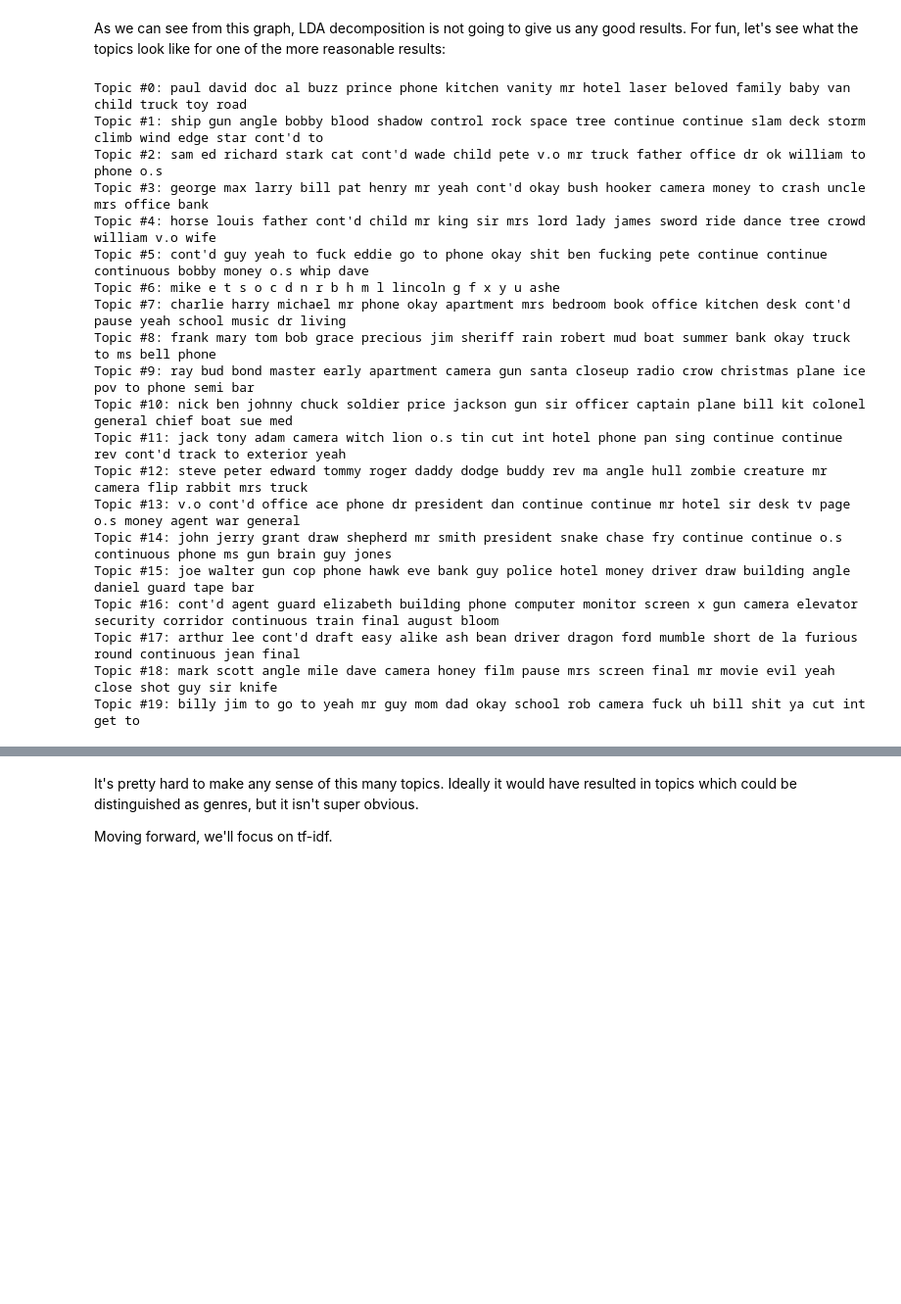
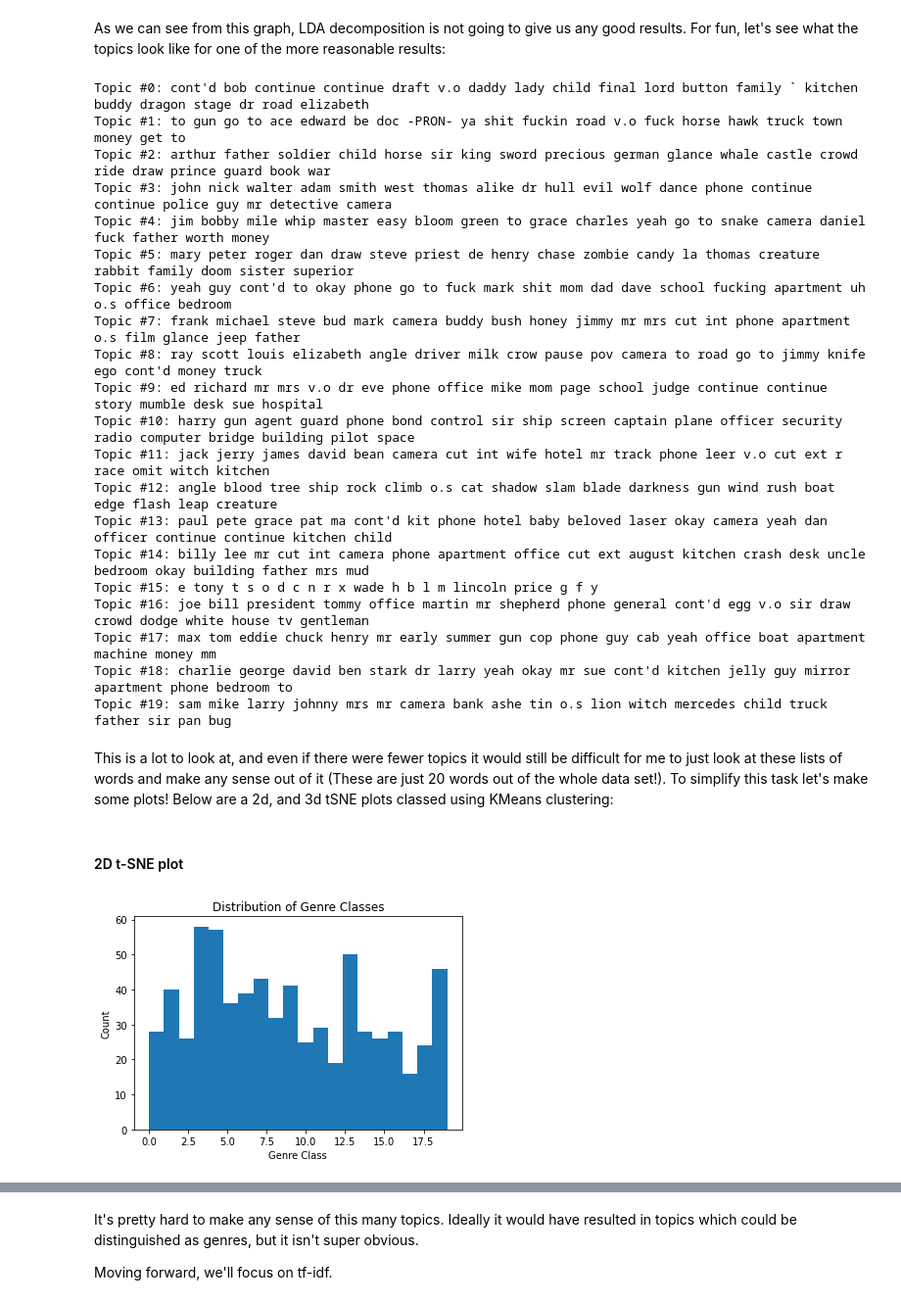
Before and after one commit to lougeo/NLP_Movie_Scripts, a Jupyter notebook: Notebooks/Modeling.ipynb, the cells around one changed output, grey strips where cells are left out. Shown: that part at 98% size. Drawn from its saved outputs; the diff is of its cells as text; code cells hidden in the pictures; blank space fills up the shorter version.

```diff
--- a/Notebooks/Modeling.ipynb
+++ b/Notebooks/Modeling.ipynb
@@ -86,28 +94,51 @@ topic_num = 20
 
 lda = LatentDirichletAllocation(n_components=topic_num).fit(X_train_countv_vecs)
 
+#transforming for t-SNE
+lda_transformed = lda.transform(X_train_countv_vecs)
+
 n_top_words = 20
 feature_names = X_train_countv_vecs.columns
 
 print_top_words(lda, feature_names, n_top_words)
 # %% [output]
-Topic #0: paul david doc al buzz prince phone kitchen vanity mr hotel laser beloved family baby van child truck toy road
-Topic #1: ship gun angle bobby blood shadow control rock space tree continue continue slam deck storm climb wind edge star cont'd to
-Topic #2: sam ed richard stark cat cont'd wade child pete v.o mr truck father office dr ok william to phone o.s
-Topic #3: george max larry bill pat henry mr yeah cont'd okay bush hooker camera money to crash uncle mrs office bank
-Topic #4: horse louis father cont'd child mr king sir mrs lord lady james sword ride dance tree crowd william v.o wife
-Topic #5: cont'd guy yeah to fuck eddie go to phone okay shit ben fucking pete continue continue continuous bobby money o.s whip dave
-Topic #6: mike e t s o c d n r b h m l lincoln g f x y u ashe
-Topic #7: charlie harry michael mr phone okay apartment mrs bedroom book office kitchen desk cont'd pause yeah school music dr living
-Topic #8: frank mary tom bob grace precious jim sheriff rain robert mud boat summer bank okay truck to ms bell phone
-Topic #9: ray bud bond master early apartment camera gun santa closeup radio crow christmas plane ice pov to phone semi bar
-Topic #10: nick ben johnny chuck soldier price jackson gun sir officer captain plane bill kit colonel general chief boat sue med
-Topic #11: jack tony adam camera witch lion o.s tin cut int hotel phone pan sing continue continue rev cont'd track to exterior yeah
-Topic #12: steve peter edward tommy roger daddy dodge buddy rev ma angle hull zombie creature mr camera flip rabbit mrs truck
-Topic #13: v.o cont'd office ace phone dr president dan continue continue mr hotel sir desk tv page o.s money agent war general
-Topic #14: john jerry grant draw shepherd mr smith president snake chase fry continue continue o.s continuous phone ms gun brain guy jones
-Topic #15: joe walter gun cop phone hawk eve bank guy police hotel money driver draw building angle daniel guard tape bar
-Topic #16: cont'd agent guard elizabeth building phone computer monitor screen x gun camera elevator security corridor continuous train final august bloom
-Topic #17: arthur lee cont'd draft easy alike ash bean driver dragon ford mumble short de la furious round continuous jean final
-Topic #18: mark scott angle mile dave camera honey film pause mrs screen final mr movie evil yeah close shot guy sir knife
-Topic #19: billy jim to go to yeah mr guy mom dad okay school rob camera fuck uh bill shit ya cut int get to
+Topic #0: cont'd bob continue continue draft v.o daddy lady child final lord button family ` kitchen buddy dragon stage dr road elizabeth
+Topic #1: to gun go to ace edward be doc -PRON- ya shit fuckin road v.o fuck horse hawk truck town money get to
+Topic #2: arthur father soldier child horse sir king sword precious german glance whale castle crowd ride draw prince guard book war
+Topic #3: john nick walter adam smith west thomas alike dr hull evil wolf dance phone continue continue police guy mr detective camera
+Topic #4: jim bobby mile whip master easy bloom green to grace charles yeah go to snake camera daniel fuck father worth money
+Topic #5: mary peter roger dan draw steve priest de henry chase zombie candy la thomas creature rabbit family doom sister superior
+Topic #6: yeah guy cont'd to okay phone go to fuck mark shit mom dad dave school fucking apartment uh o.s office bedroom
+Topic #7: frank michael steve bud mark camera buddy bush honey jimmy mr mrs cut int phone apartment o.s film glance jeep father
+Topic #8: ray scott louis elizabeth angle driver milk crow pause pov camera to road go to jimmy knife ego cont'd money truck
+Topic #9: ed richard mr mrs v.o dr eve phone office mike mom page school judge continue continue story mumble desk sue hospital
+Topic #10: harry gun agent guard phone bond control sir ship screen captain plane officer security radio computer bridge building pilot space
+Topic #11: jack jerry james david bean camera cut int wife hotel mr track phone leer v.o cut ext r race omit witch kitchen
+Topic #12: angle blood tree ship rock climb o.s cat shadow slam blade darkness gun wind rush boat edge flash leap creature
+Topic #13: paul pete grace pat ma cont'd kit phone hotel baby beloved laser okay camera yeah dan officer continue continue kitchen child
+Topic #14: billy lee mr cut int camera phone apartment office cut ext august kitchen crash desk uncle bedroom okay building father mrs mud
+Topic #15: e tony t s o d c n r x wade h b l m lincoln price g f y
+Topic #16: joe bill president tommy office martin mr shepherd phone general cont'd egg v.o sir draw crowd dodge white house tv gentleman
+Topic #17: max tom eddie chuck henry mr early summer gun cop phone guy cab yeah office boat apartment machine money mm
+Topic #18: charlie george david ben stark dr larry yeah okay mr sue cont'd kitchen jelly guy mirror apartment phone bedroom to
+Topic #19: sam mike larry johnny mrs mr camera bank ashe tin o.s lion witch mercedes child truck father sir pan bug
+# %% [markdown]
+This is a lot to look at, and even if there were fewer topics it would still be difficult for me to just look at these lists of words and make any sense out of it (These are just 20 words out of the whole data set!). To simplify this task let's make some plots! Below are a 2d, and 3d tSNE plots classed using KMeans clustering:
+# %% [markdown]
+#### 2D t-SNE plot
+# %%
+my_tSNE = TSNE(n_components=2)
+X_tSNE = my_tSNE.fit_transform(lda_transformed)
+
+k_means_model = KMeans(n_clusters = 20)
+k_means_model.fit(X_tSNE)
+pred_labels = k_means_model.labels_
+# %%
+plt.figure()
+plt.hist(pred_labels, bins=20)
+plt.title("Distribution of Genre Classes")
+plt.xlabel("Genre Class")
+plt.ylabel("Count")
+plt.show();
+# %% [output]
+[figure, added]
```
Also changed, not shown: parts of 7 cells of this notebook.
